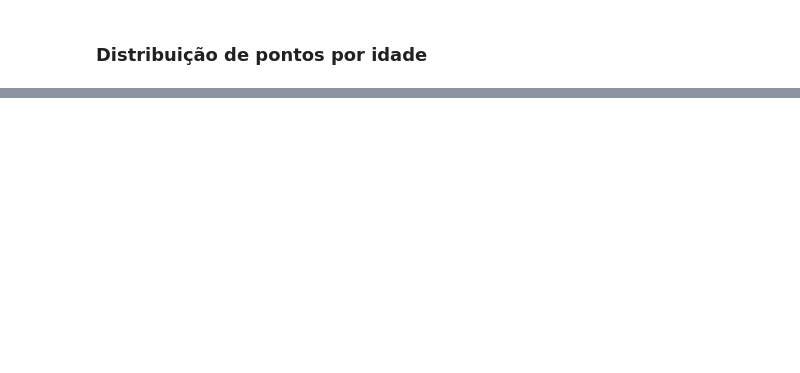
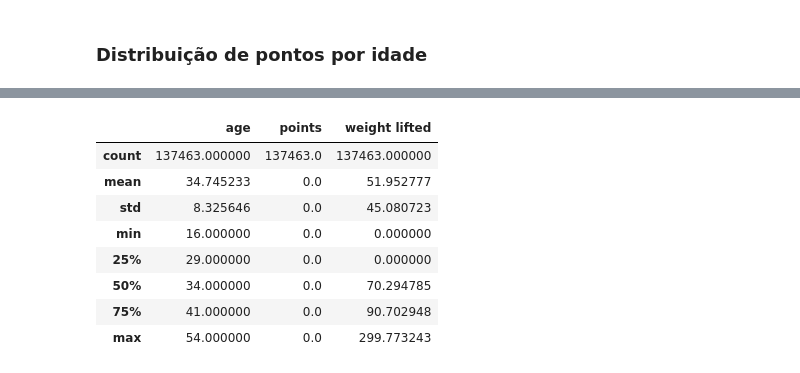
Before and after one commit to DheniMoura/Crossfit_open_2021, a Jupyter notebook: male.ipynb, the cells around one changed output, grey strips where cells are left out. Cells and saved outputs as stored; diff of their text form; code cells hidden in the pictures; blank space fills up the shorter version.

```diff
--- a/male.ipynb
+++ b/male.ipynb
@@ -493,0 +559,12 @@ df_masc.head(10)
+# %%
+df_masc.describe()
+# %% [output]
+|  | age | points | weight lifted |
+| count | 137463.000000 | 137463.0 | 137463.000000 |
+| mean | 34.745233 | 0.0 | 51.952777 |
+| std | 8.325646 | 0.0 | 45.080723 |
+| min | 16.000000 | 0.0 | 0.000000 |
+| 25% | 29.000000 | 0.0 | 0.000000 |
+| 50% | 34.000000 | 0.0 | 70.294785 |
+| 75% | 41.000000 | 0.0 | 90.702948 |
+| max | 54.000000 | 0.0 | 299.773243 |
```
Also changed, not shown: parts of 12 cells of this notebook.
